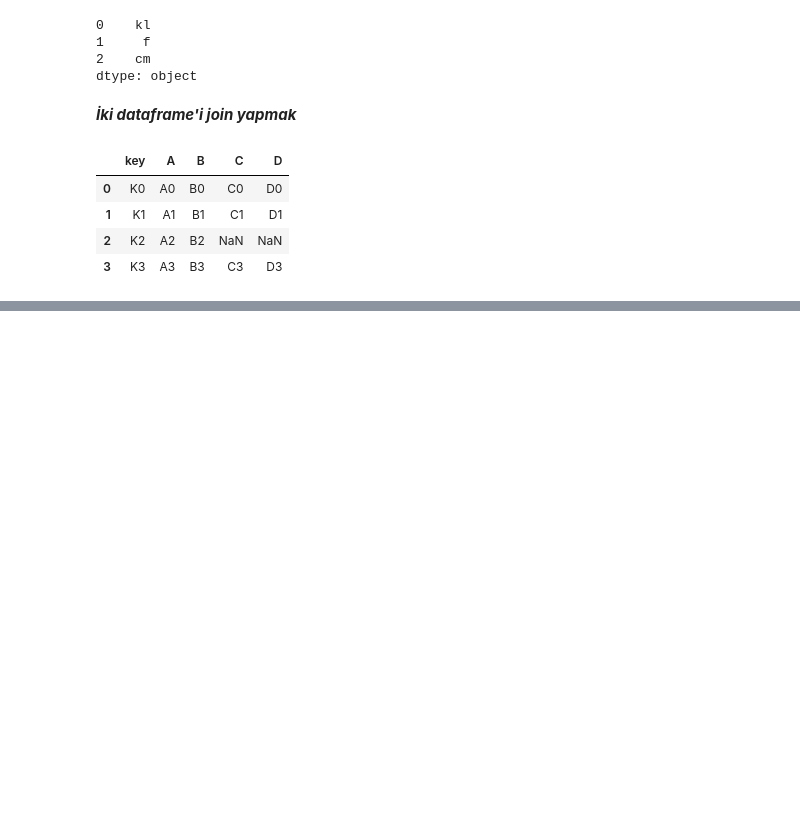
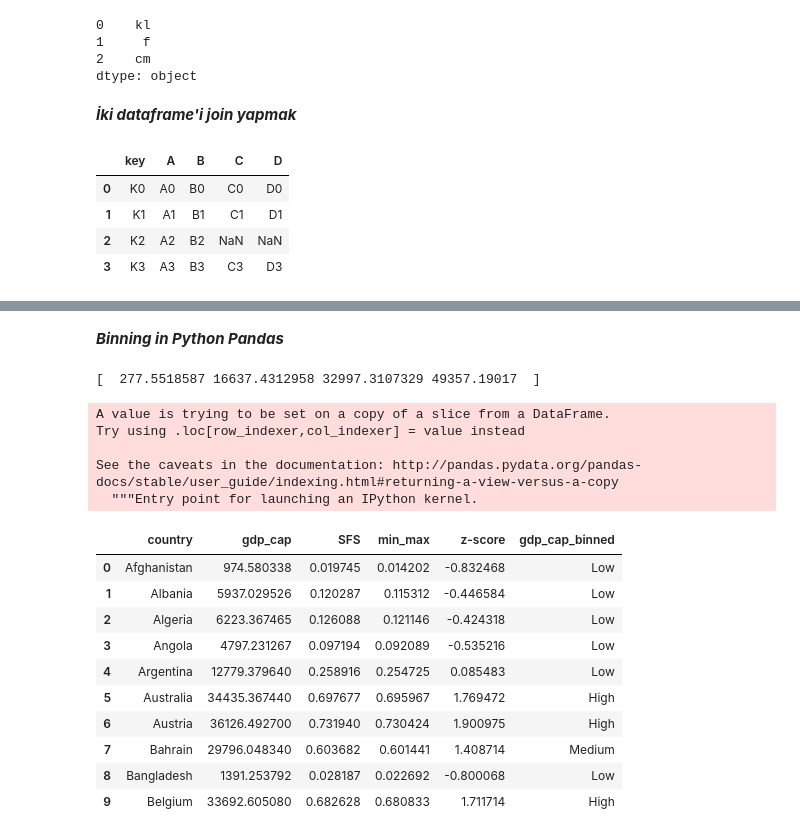
Before and after one commit to evrenarslan/Python-Egitim, a Jupyter notebook: Pandas.ipynb, the cells around one changed output, grey strips where cells are left out. Saved outputs shown, nothing was run; the diff lists cells and outputs as text; code cells hidden in the pictures; blank space fills up the shorter version.

```diff
--- a/Pandas.ipynb
+++ b/Pandas.ipynb
@@ -348,0 +450,2 @@ result
+# %%
+df_tn["z-score"]=(df_tn["gdp_cap"]-df_tn["gdp_cap"].mean())/df_tn["gdp_cap"].std()
@@ -348,0 +484,32 @@ result
+# %% [markdown]
+***Binning in Python Pandas***
+# %%
+bins=np.linspace(min(df_tn["gdp_cap"]),max(df_tn["gdp_cap"]),4)
+# %%
+print(bins)
+# %% [output]
+[  277.5518587 16637.4312958 32997.3107329 49357.19017  ]
+# %%
+group_names=["Low","Medium","High"]
+# %%
+df_tn["gdp_cap_binned"]=pd.cut(df_tn["gdp_cap"],bins,labels=group_names,include_lowest=True)
+# %% [output]
+A value is trying to be set on a copy of a slice from a DataFrame.
+Try using .loc[row_indexer,col_indexer] = value instead
+
+See the caveats in the documentation: http://pandas.pydata.org/pandas-docs/stable/user_guide/indexing.html#returning-a-view-versus-a-copy
+  """Entry point for launching an IPython kernel.
+# %%
+df_tn.head(10)
+# %% [output]
+|  | country | gdp_cap | SFS | min_max | z-score | gdp_cap_binned |
+| 0 | Afghanistan | 974.580338 | 0.019745 | 0.014202 | -0.832468 | Low |
+| 1 | Albania | 5937.029526 | 0.120287 | 0.115312 | -0.446584 | Low |
+| 2 | Algeria | 6223.367465 | 0.126088 | 0.121146 | -0.424318 | Low |
+| 3 | Angola | 4797.231267 | 0.097194 | 0.092089 | -0.535216 | Low |
+| 4 | Argentina | 12779.379640 | 0.258916 | 0.254725 | 0.085483 | Low |
+| 5 | Australia | 34435.367440 | 0.697677 | 0.695967 | 1.769472 | High |
+| 6 | Austria | 36126.492700 | 0.731940 | 0.730424 | 1.900975 | High |
+| 7 | Bahrain | 29796.048340 | 0.603682 | 0.601441 | 1.408714 | Medium |
+| 8 | Bangladesh | 1391.253792 | 0.028187 | 0.022692 | -0.800068 | Low |
+| 9 | Belgium | 33692.605080 | 0.682628 | 0.680833 | 1.711714 | High |
```
Also changed, not shown: parts of 22 cells of this notebook, 2 other files.
